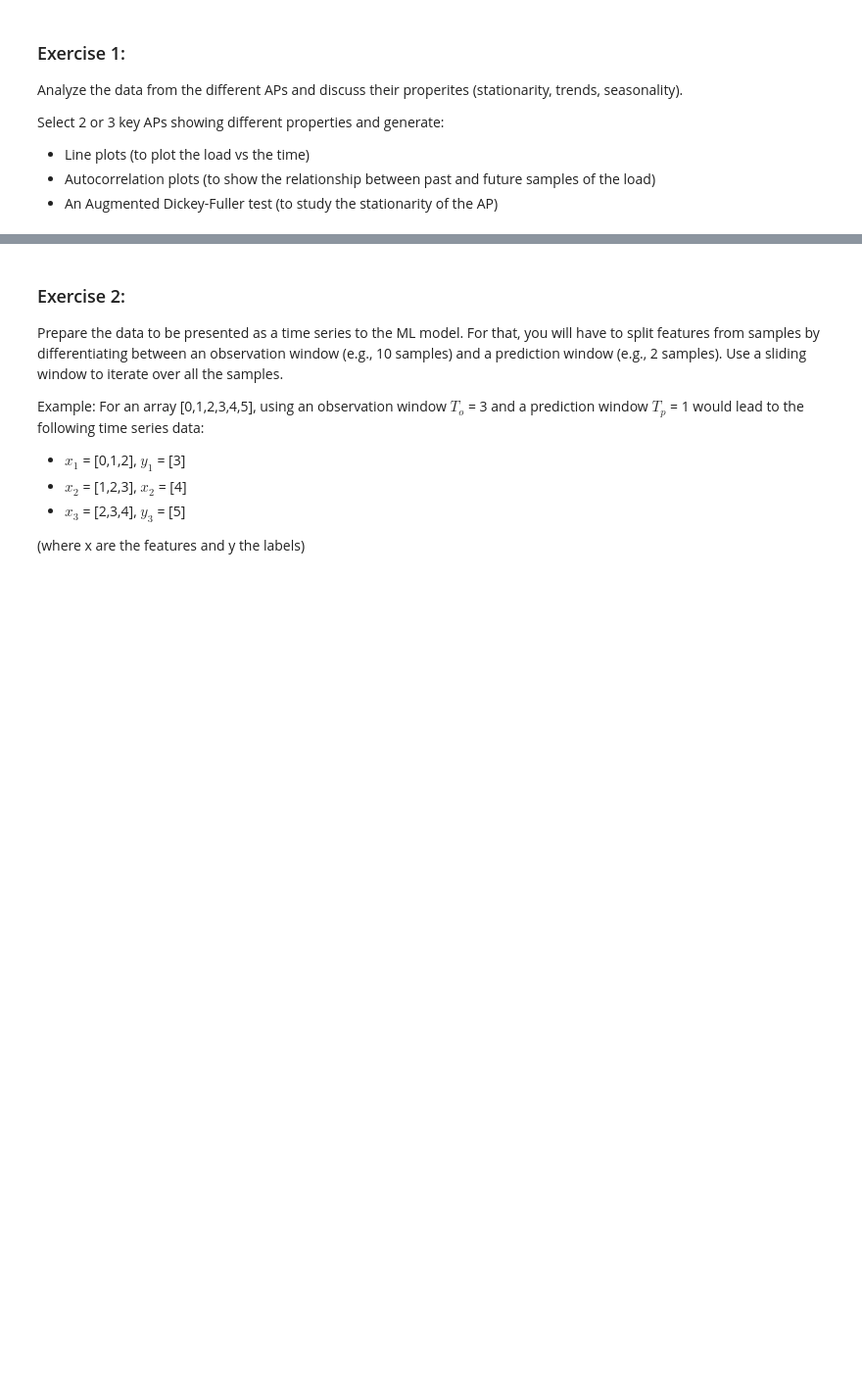
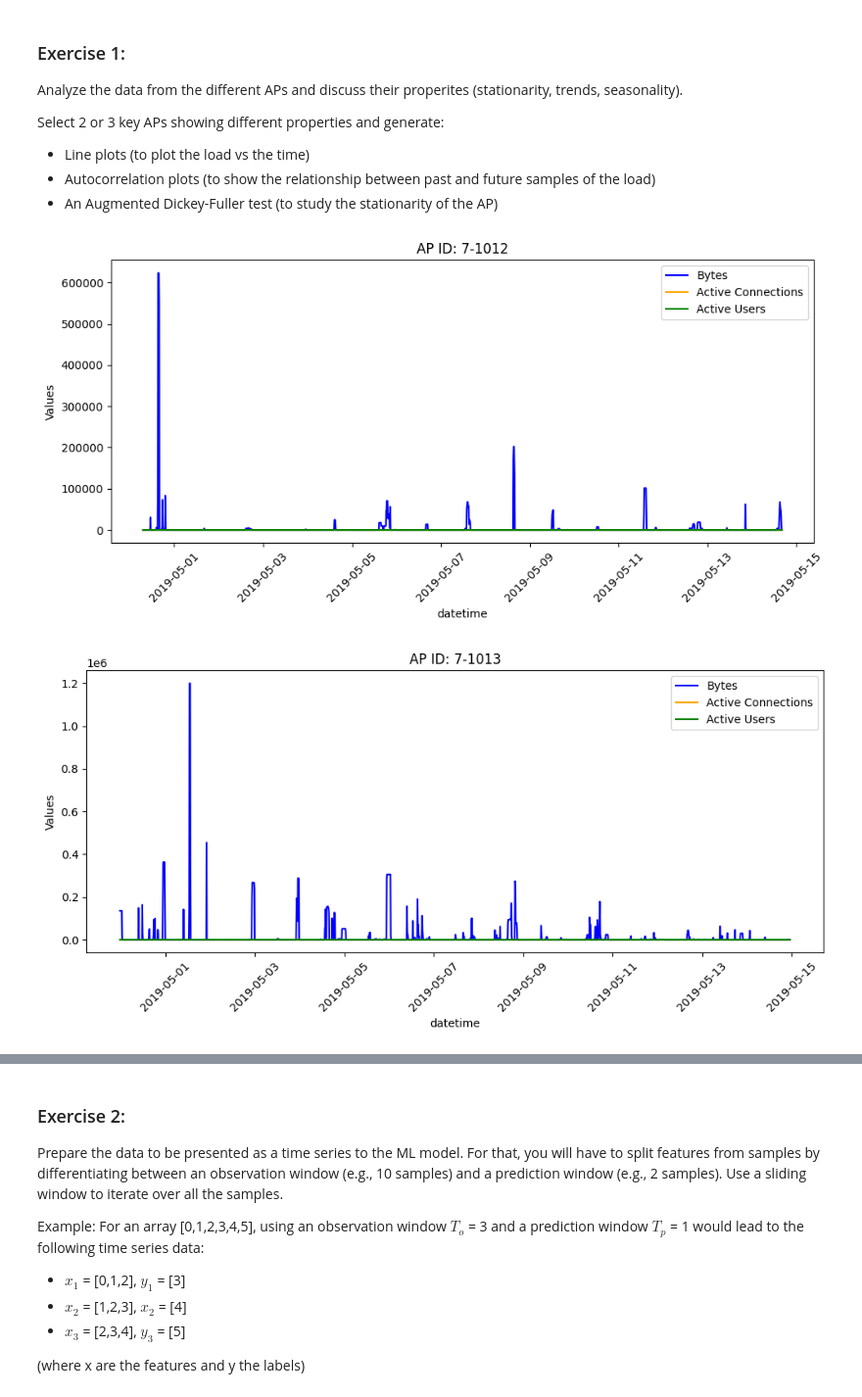
Before and after one commit to jordiestevee/ML4Net-2025, a Jupyter notebook: Lab3/AAX_Lab3.ipynb, the cells around one changed output, grey strips where cells are left out. Shown at 98% size. Saved outputs shown, nothing was run; the diff lists cells and outputs as text; code cells hidden in the pictures; blank space fills up the shorter version.

```diff
--- a/Lab3/AAX_Lab3.ipynb
+++ b/Lab3/AAX_Lab3.ipynb
@@ -83,0 +191,20 @@ Select 2 or 3 key APs showing different properties and generate:
+# %%
+# (response to exercise 1)
+
+selected_APs= df['AP ID'].unique()[:3]  # Select first 3 AP IDs
+for ap_id in selected_APs:
+    ap_data = df[df['AP ID'] == ap_id]
+    plt.figure(figsize=(10, 5))
+    plt.plot(ap_data.index, ap_data['Bytes'], label='Bytes', color='blue')
+    plt.plot(ap_data.index, ap_data['Active Connections'], label='Active Connections', color='orange')
+    plt.plot(ap_data.index, ap_data['Active Users'], label='Active Users', color='green')
+    plt.title(f'AP ID: {ap_id}')
+    plt.xlabel('datetime')
+    plt.ylabel('Values')
+    plt.legend()
+    plt.xticks(rotation=45)
+    plt.tight_layout()
+    plt.show()
+# %% [output]
+[figure, added]
+[figure, added]
```
Also changed, not shown: parts of 11 cells of this notebook.
